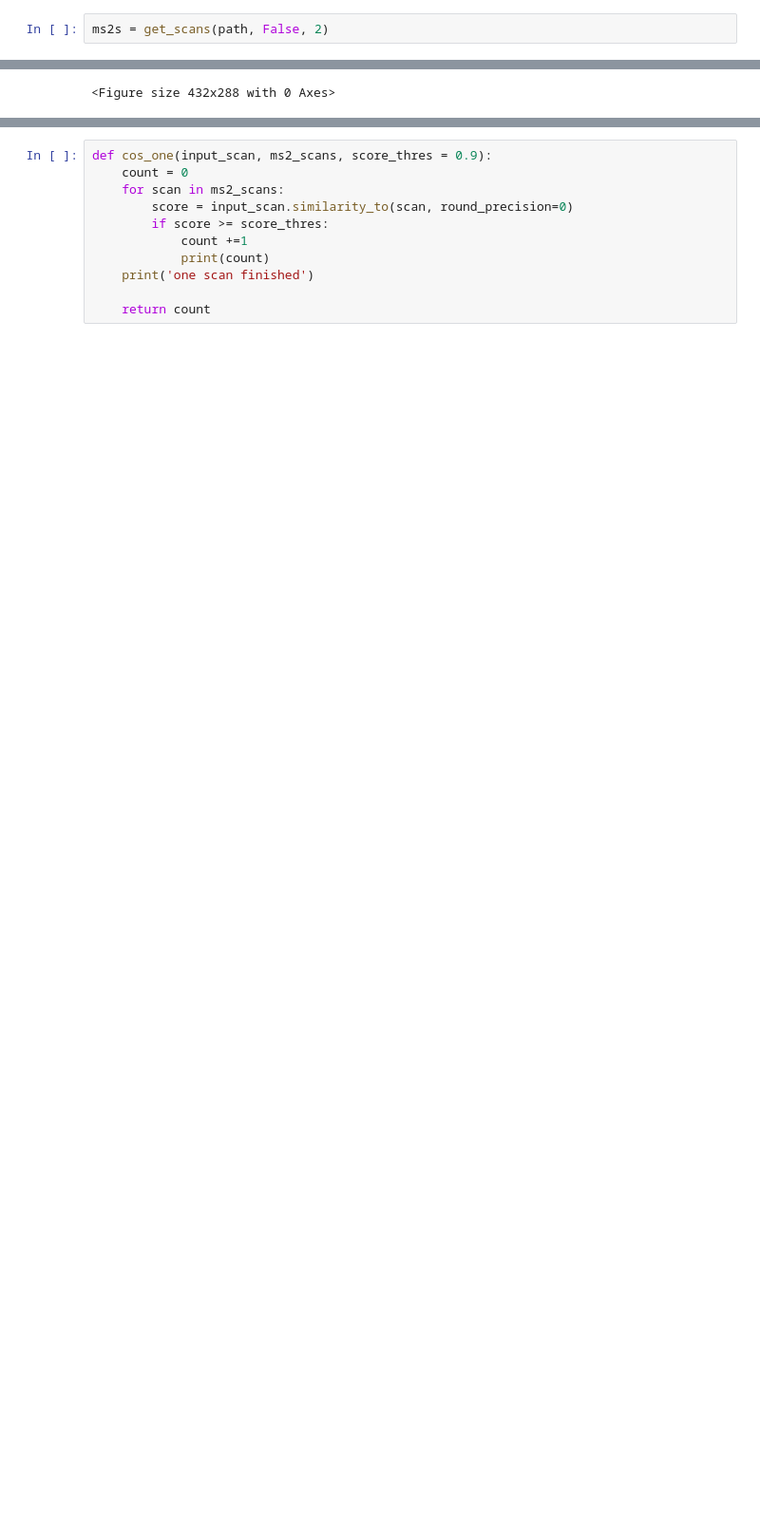
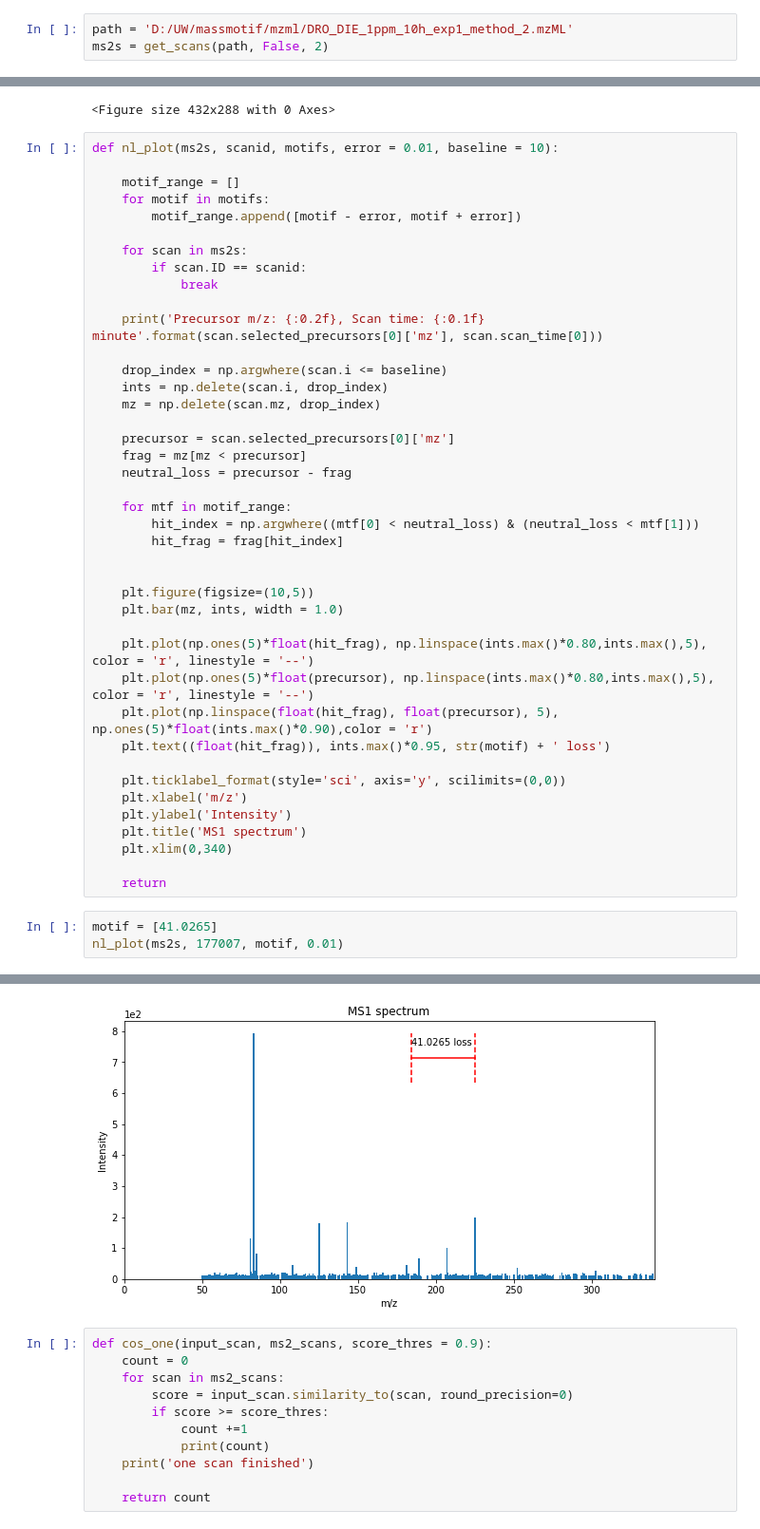
Before and after one commit to XiminHu/massmotif, a Jupyter notebook: dev/Massmotif-firstdev.ipynb, the cells around one changed output, grey strips where cells are left out. Shown at 95% size. Saved outputs shown, nothing was run; the diff lists cells and outputs as text; blank space fills up the shorter version.

```diff
--- a/dev/Massmotif-firstdev.ipynb
+++ b/dev/Massmotif-firstdev.ipynb
@@ -51,6 +51,7 @@ def get_scans(path, ms_all = False, ms_lv = 1):
 
     return scans
 # %%
+path = 'D:/UW/massmotif/mzml/DRO_DIE_1ppm_10h_exp1_method_2.mzML'
 ms2s = get_scans(path, False, 2)
 # %% [markdown]
 - use first5 rather than precursor alone -> 100 baseline for first5 -> loop until precursor - 100
@@ -184,3 +185,48 @@ Precursor m/z: 326.17, Scan time: 5.9 minute
 [interactive output not drawn]
 [interactive output not drawn]
 <Figure size 432x288 with 0 Axes>
+# %%
+def nl_plot(ms2s, scanid, motifs, error = 0.01, baseline = 10):
+
+    motif_range = []
+    for motif in motifs:
+        motif_range.append([motif - error, motif + error])
+
+    for scan in ms2s:
+        if scan.ID == scanid:
+            break
+
+    print('Precursor m/z: {:0.2f}, Scan time: {:0.1f} minute'.format(scan.selected_precursors[0]['mz'], scan.scan_time[0]))
+
+    drop_index = np.argwhere(scan.i <= baseline)
+    ints = np.delete(scan.i, drop_index)
+    mz = np.delete(scan.mz, drop_index)
+
+    precursor = scan.selected_precursors[0]['mz']
+    frag = mz[mz < precursor]
+    neutral_loss = precursor - frag
+
+    for mtf in motif_range:
+        hit_index = np.argwhere((mtf[0] < neutral_loss) & (neutral_loss < mtf[1]))
+        hit_frag = frag[hit_index]
+
+
+    plt.figure(figsize=(10,5))
+    plt.bar(mz, ints, width = 1.0)
+
+    plt.plot(np.ones(5)*float(hit_frag), np.linspace(ints.max()*0.80,ints.max(),5), color = 'r', linestyle = '--')
+    plt.plot(np.ones(5)*float(precursor), np.linspace(ints.max()*0.80,ints.max(),5), color = 'r', linestyle = '--')
+    plt.plot(np.linspace(float(hit_frag), float(precursor), 5), np.ones(5)*float(ints.max()*0.90),color = 'r')
+    plt.text((float(hit_frag)), ints.max()*0.95, str(motif) + ' loss')
+
+    plt.ticklabel_format(style='sci', axis='y', scilimits=(0,0))
+    plt.xlabel('m/z')
+    plt.ylabel('Intensity')
+    plt.title('MS1 spectrum')
+    plt.xlim(0,340)
+
+    return
+# %%
+motif = [41.0265]
+nl_plot(ms2s, 177007, motif, 0.01)
+# %% [output]
@@ -187,3 +234,4 @@ Precursor m/z: 326.17, Scan time: 5.9 minute
+[figure, added]
 # %%
 def cos_one(input_scan, ms2_scans, score_thres = 0.9):
     count = 0
```
Also changed, not shown: parts of 6 cells of this notebook, 4 other files.
